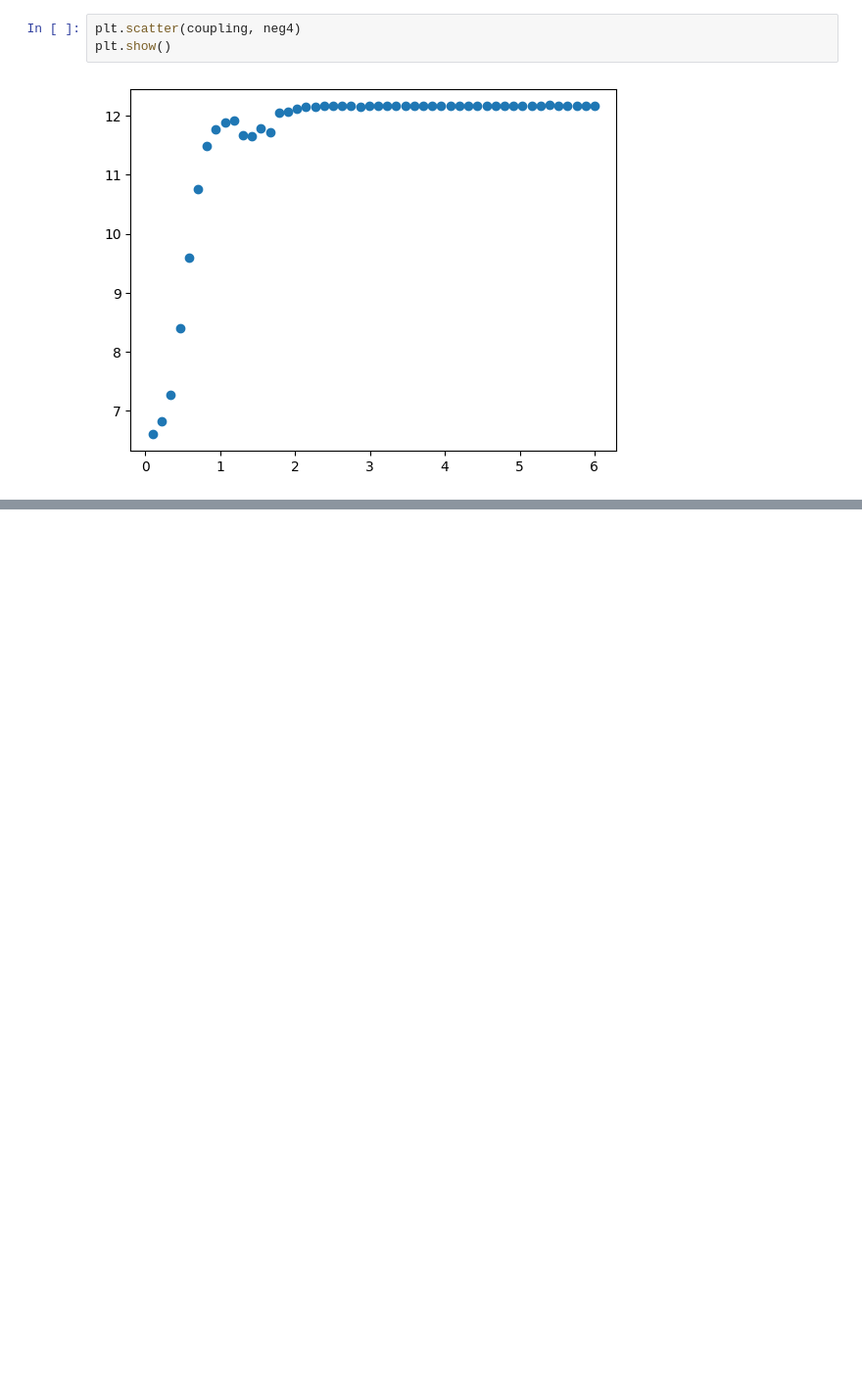
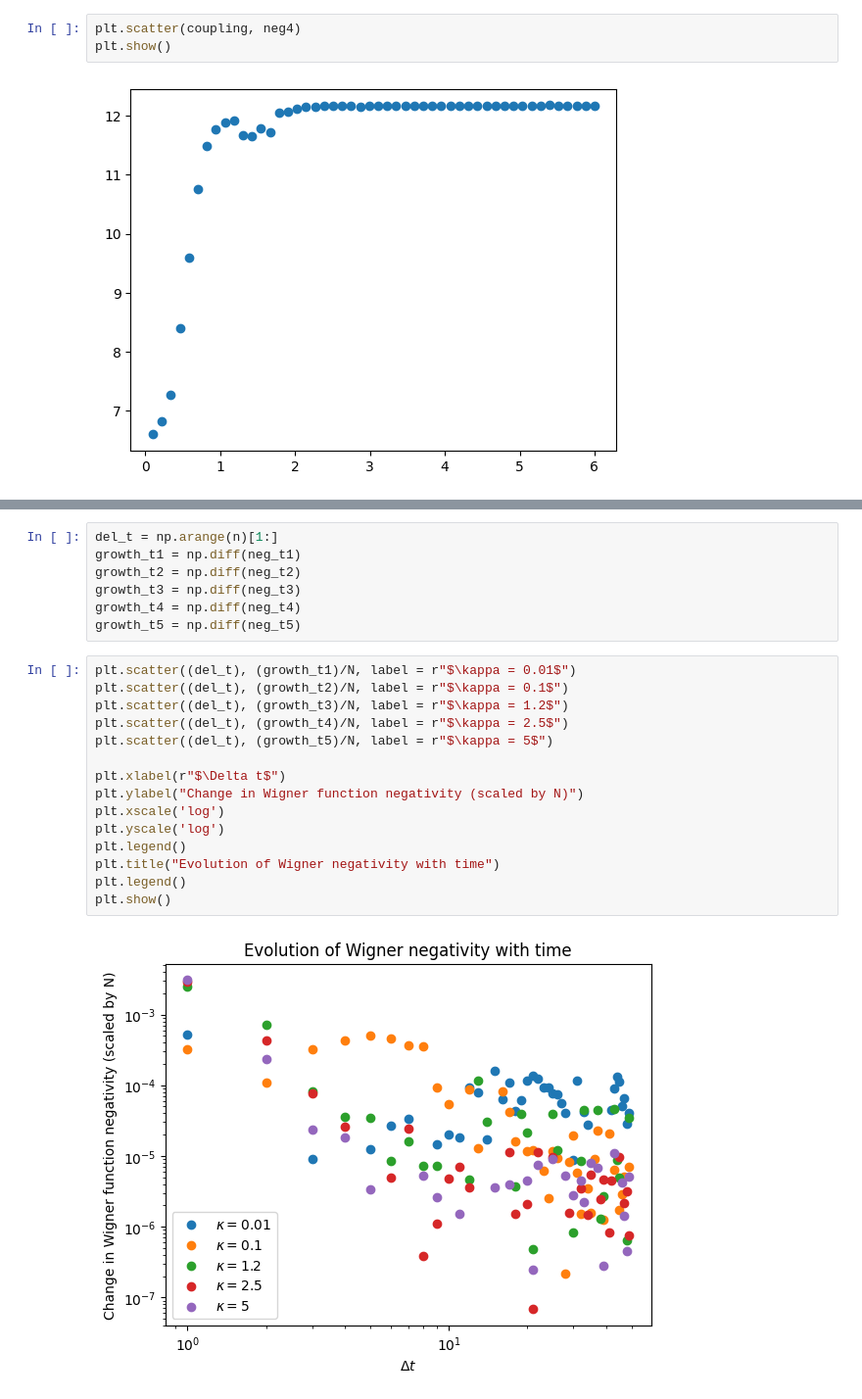
Before and after one commit to adimalz10/thesis-wigner-function, a Jupyter notebook: qkr_torus/wigner_negativity.ipynb, the cells around one changed output, grey strips where cells are left out. Shown at 98% size. Cells and saved outputs as stored; diff of their text form; blank space fills up the shorter version.

```diff
--- a/qkr_torus/wigner_negativity.ipynb
+++ b/qkr_torus/wigner_negativity.ipynb
@@ -228,0 +263,24 @@ print(eta)
+# %%
+del_t = np.arange(n)[1:]
+growth_t1 = np.diff(neg_t1)
+growth_t2 = np.diff(neg_t2)
+growth_t3 = np.diff(neg_t3)
+growth_t4 = np.diff(neg_t4)
+growth_t5 = np.diff(neg_t5)
+# %%
+plt.scatter((del_t), (growth_t1)/N, label = r"$\kappa = 0.01$")
+plt.scatter((del_t), (growth_t2)/N, label = r"$\kappa = 0.1$")
+plt.scatter((del_t), (growth_t3)/N, label = r"$\kappa = 1.2$")
+plt.scatter((del_t), (growth_t4)/N, label = r"$\kappa = 2.5$")
+plt.scatter((del_t), (growth_t5)/N, label = r"$\kappa = 5$")
+
+plt.xlabel(r"$\Delta t$")
+plt.ylabel("Change in Wigner function negativity (scaled by N)")
+plt.xscale('log')
+plt.yscale('log')
+plt.legend()
+plt.title("Evolution of Wigner negativity with time")
+plt.legend()
+plt.show()
+# %% [output]
+[figure, added]
```
Also changed, not shown: parts of 31 cells of this notebook.
